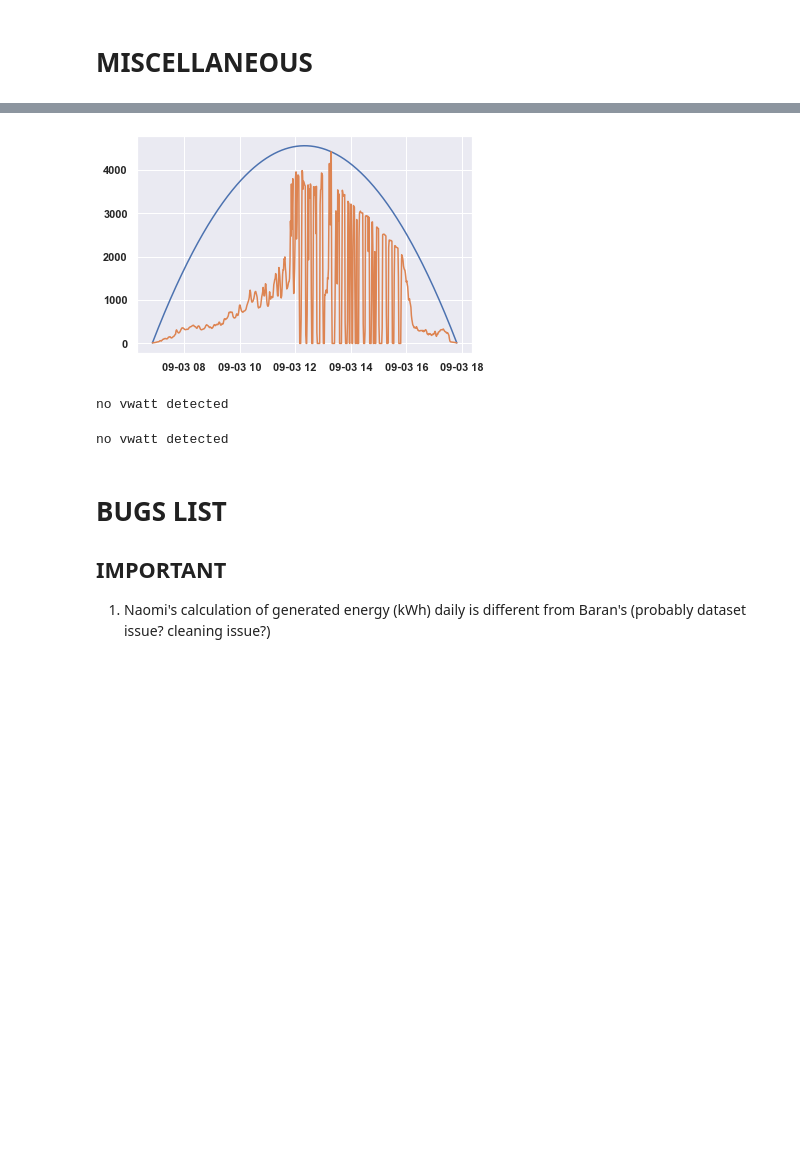
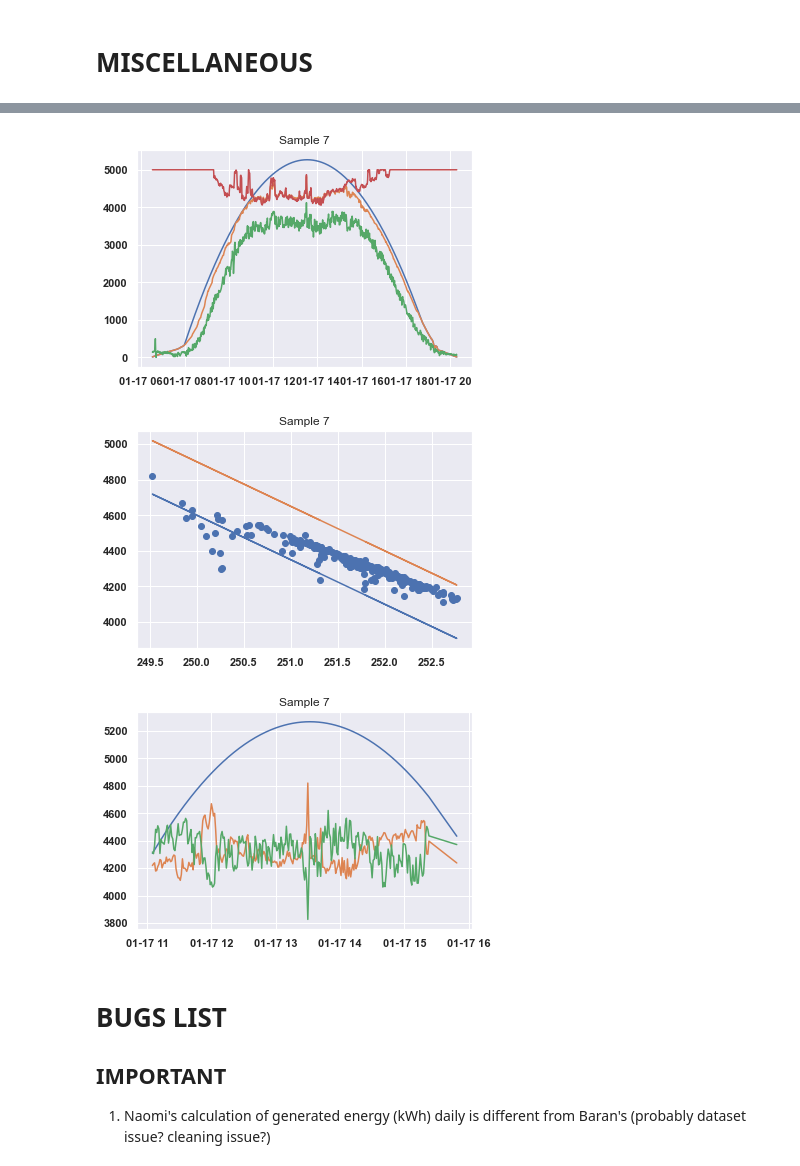
Before and after one commit to mssamhan31/Solar-Curtailment, a Jupyter notebook: src/SolA Curtailment Daily Analysis.ipynb, the cells around one changed output, grey strips where cells are left out. Drawn from its saved outputs; the diff is of its cells as text; code cells hidden in the pictures; blank space fills up the shorter version.

Commit message:
Finished testing polyfit for 7 samples
- program is ready for sample with duratin of 5 s
- polyfit is better with filter power > 1000
- found some issues regarding vvar

```diff
--- a/src/SolA Curtailment Daily Analysis.ipynb
+++ b/src/SolA Curtailment Daily Analysis.ipynb
@@ -2705,34 +2829,37 @@ data_site
 # %%
 plt.plot(data_site.index, data_site['power_expected'])
 plt.plot(data_site.index, data_site['power'])
+plt.plot(data_site.index, data_site['reactive_power'])
 try:
     plt.plot(data_site.index, data_site['power_limit_vw'])
 except:
     pass
 finally:
+#   plt.plot(data_site.index, data_site['power_limit_vv'])
+    plt.title('Sample {}'.format(sample_number))
     plt.show()
+
+try:
+    plt.scatter(vwatt_data['voltage'], vwatt_data['power'])
+    plt.plot(vwatt_data['voltage'], vwatt_data['power_limit_lower'])
+    plt.plot(vwatt_data['voltage'], vwatt_data['power_limit_upper'])
+    plt.title('Sample {}'.format(sample_number))
+    plt.show()
+except:
+    print('no vwatt detected')
+
+try:
+    plt.plot(vwatt_data.index, vwatt_data['power_expected'])
+    plt.plot(vwatt_data.index, vwatt_data['power'])
+    plt.plot(vwatt_data.index, vwatt_data['power_limit_vv'])
+    plt.title('Sample {}'.format(sample_number))
+    plt.show()
+except:
+    print('no vwatt detected')
 # %% [output]
-[figure, old version]
+[figure, new version]
+[figure, added]
+[figure, added]
-# %%
-try:
-    plt.scatter(vwatt_data['voltage'], vwatt_data['power'])
-    plt.plot(vwatt_data['voltage'], vwatt_data['power_limit_lower'])
-    plt.plot(vwatt_data['voltage'], vwatt_data['power_limit_upper'])
-
-    plt.show()
-except:
-    print('no vwatt detected')
-# %% [output]
-no vwatt detected
-# %%
-try:
-    plt.plot(vwatt_data.index, vwatt_data['power_expected'])
-    plt.plot(vwatt_data.index, vwatt_data['power'])
-    plt.plot(vwatt_data.index, vwatt_data['power_limit_vw'])
-except:
-    print('no vwatt detected')
-# %% [output]
-no vwatt detected
 # %% [markdown]
 # BUGS LIST
 ## IMPORTANT
```
Also changed, not shown: parts of 17 cells of this notebook.
